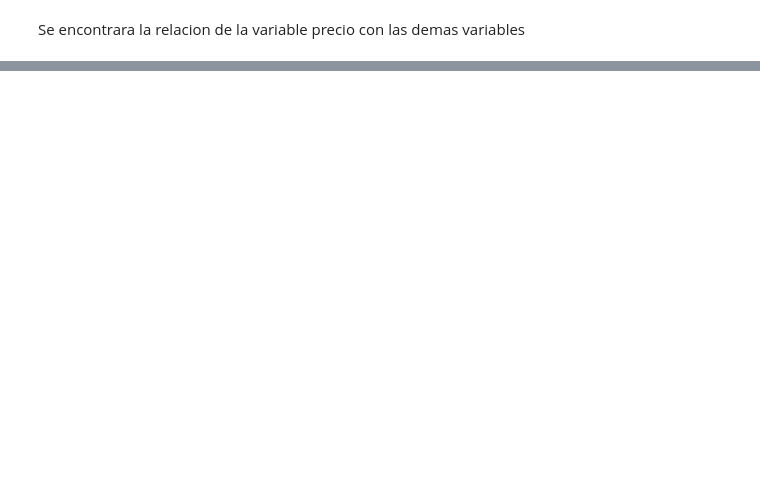
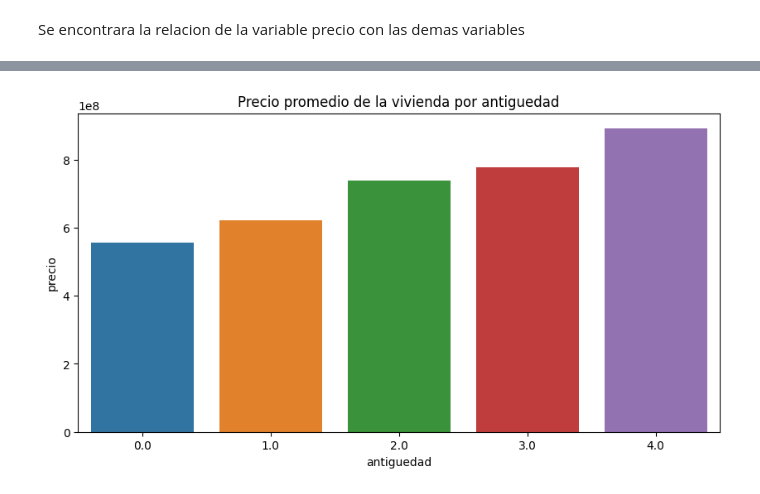
Before and after one commit to juanguzman2/Analisis-del-precio-de-las-viviendas-en-el-oriente-antioqueno, a Jupyter notebook: Script/Analisis exploratorio/Analisis_precio.ipynb, the cells around one changed output, grey strips where cells are left out. Drawn from its saved outputs; the diff is of its cells as text; code cells hidden in the pictures; blank space fills up the shorter version.

```diff
--- a/Script/Analisis exploratorio/Analisis_precio.ipynb
+++ b/Script/Analisis exploratorio/Analisis_precio.ipynb
@@ -94,0 +132,8 @@ Se encontrara la relacion de la variable precio con las demas variables
+# %%
+df_promedioantig = dfp.groupby('antiguedad')['precio'].mean().reset_index()
+gif,ax = plt.subplots(figsize=(10,5))
+ax = sns.barplot(x='antiguedad',y='precio',data=df_promedioantig)
+ax.set_title('Precio promedio de la vivienda por antiguedad')
+plt.show()
+# %% [output]
+[figure, added]
```
Also changed, not shown: parts of 18 cells of this notebook.
